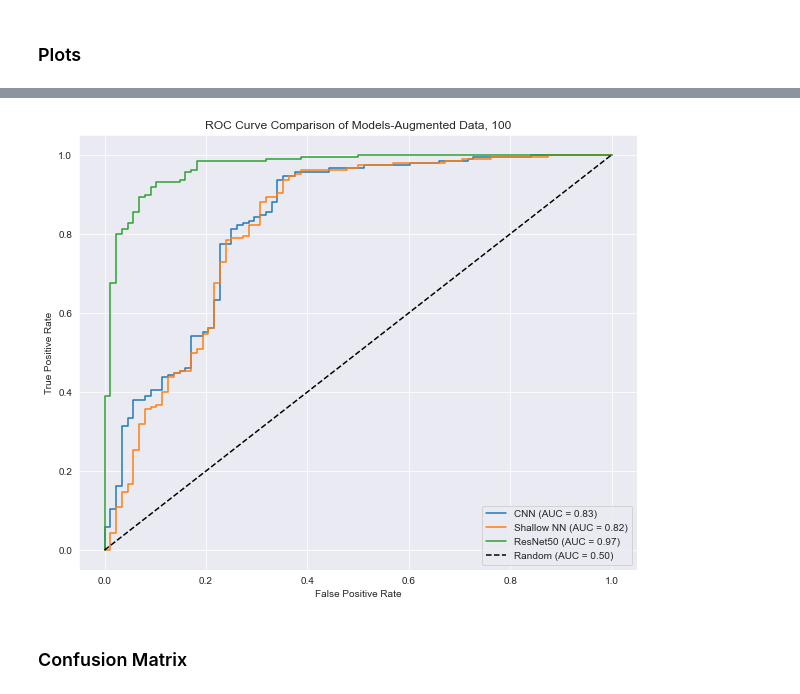
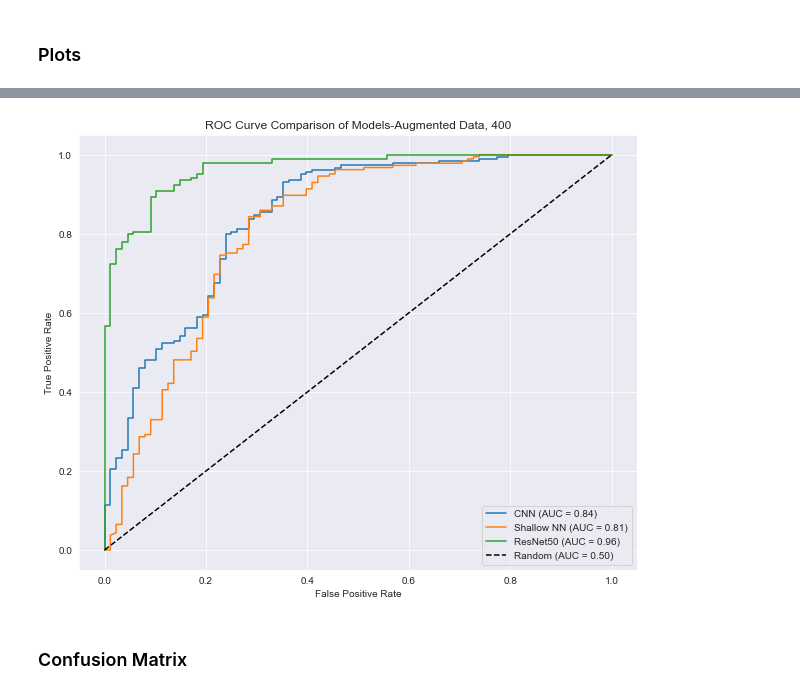
Before and after one commit to igalins/ifa, a Jupyter notebook: a3/a3_mag400.ipynb, the cells around one changed output, grey strips where cells are left out. Drawn from its saved outputs; the diff is of its cells as text; code cells hidden in the pictures.

Commit message:
added new plots for magnification level 400

```diff
--- a/a3/a3_mag400.ipynb
+++ b/a3/a3_mag400.ipynb
@@ -436,21 +449,21 @@ auc_ResNet50 = auc(fpr_ResNet50, tpr_ResNet50)
 # %%
 plt.figure(figsize=(10, 8))
 
 
 plt.plot(fpr_CNN, tpr_CNN, label=f'CNN (AUC = {auc_CNN:.2f})')
 plt.plot(fpr_ShallowNN, tpr_ShallowNN, label=f'Shallow NN (AUC = {auc_ShallowNN:.2f})')
 plt.plot(fpr_ResNet50, tpr_ResNet50, label=f'ResNet50 (AUC = {auc_ResNet50:.2f})')
 
 plt.plot([0, 1], [0, 1], 'k--', label='Random (AUC = 0.50)')
 
 
 plt.xlabel('False Positive Rate')
 plt.ylabel('True Positive Rate')
-plt.title('ROC Curve Comparison of Models-Augmented Data, 100')
+plt.title('ROC Curve Comparison of Models-Augmented Data, 400')
 plt.legend(loc='lower right')
 plt.show()
 # %% [output]
-[figure, old version]
+[figure, new version]
 # %% [markdown]
 <h3>Confusion Matrix</h3>
 # %%
```
Also changed, not shown: parts of 22 cells of this notebook.
